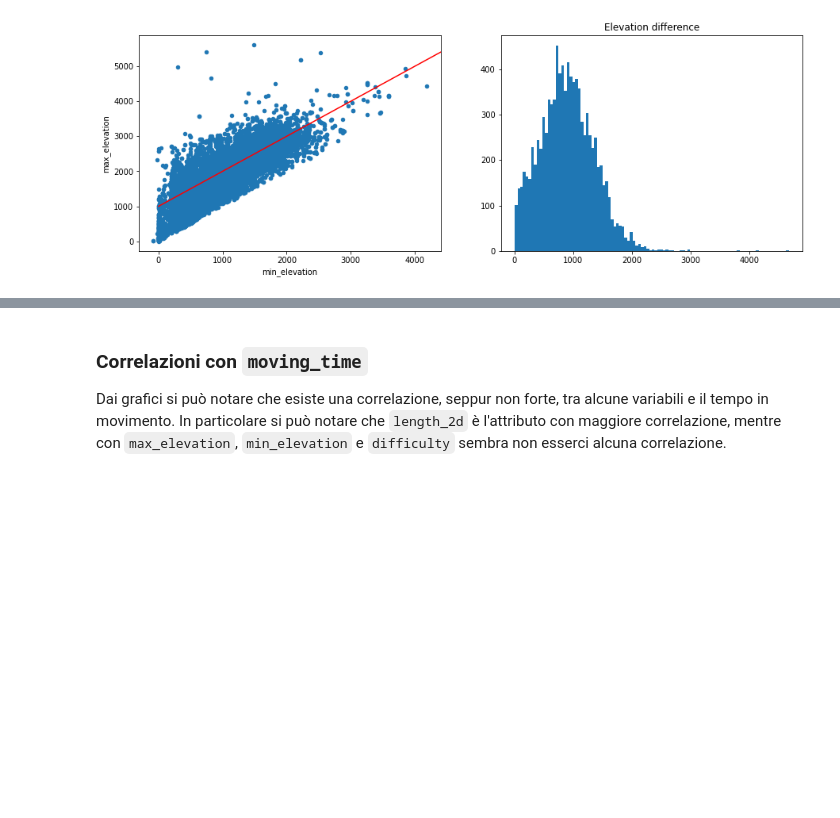
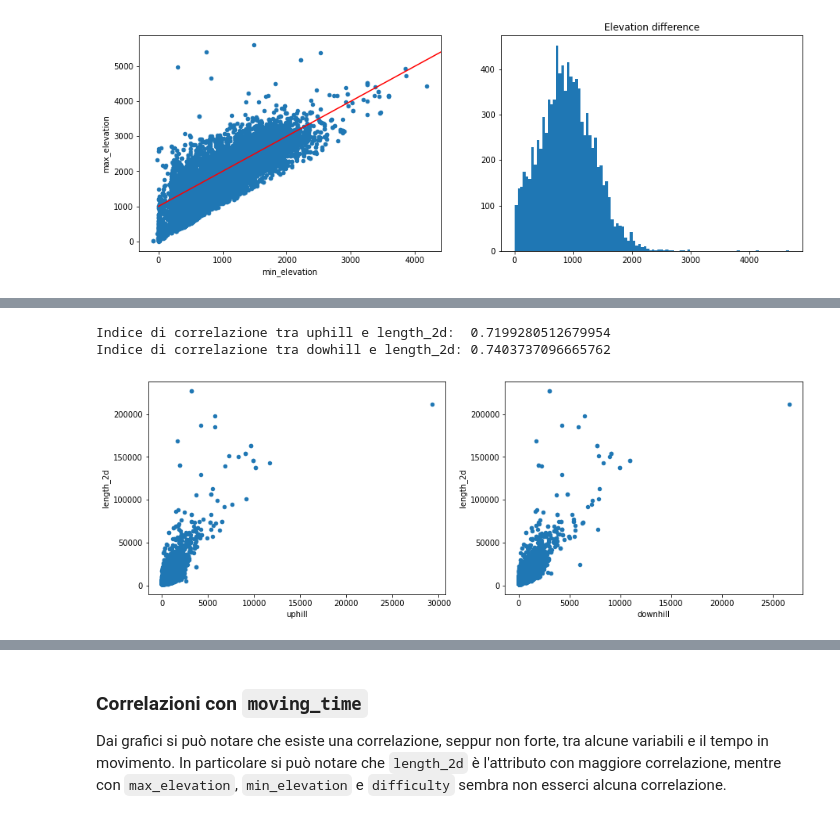
Before and after one commit to Carlovan/hiking-time-predictor, a Jupyter notebook: Progetto.ipynb, the cells around one changed output, grey strips where cells are left out. Saved outputs shown, nothing was run; the diff lists cells and outputs as text; code cells hidden in the pictures; blank space fills up the shorter version.

```diff
--- a/Progetto.ipynb
+++ b/Progetto.ipynb
@@ -130,0 +162,14 @@ Indice di correlazione: 0.7984723804600158
+# %%
+fig, axes = plt.subplots(1, 2, figsize=(15,5))
+data.plot.scatter('uphill', 'length_2d', ax=axes[0])
+corr_uphill = np.corrcoef(data['uphill'], data['length_2d'])[0,1]
+
+data.plot.scatter('downhill', 'length_2d', ax=axes[1])
+corr_downhill = np.corrcoef(data['downhill'], data['length_2d'])[0,1]
+
+print(f'Indice di correlazione tra uphill e length_2d:\t{corr_uphill}')
+print(f'Indice di correlazione tra dowhill e length_2d:\t{corr_downhill}')
+# %% [output]
+Indice di correlazione tra uphill e length_2d:  0.7199280512679954
+Indice di correlazione tra dowhill e length_2d: 0.7403737096665762
+[figure, added]
```
Also changed, not shown: parts of 55 cells of this notebook, 1 other file.
